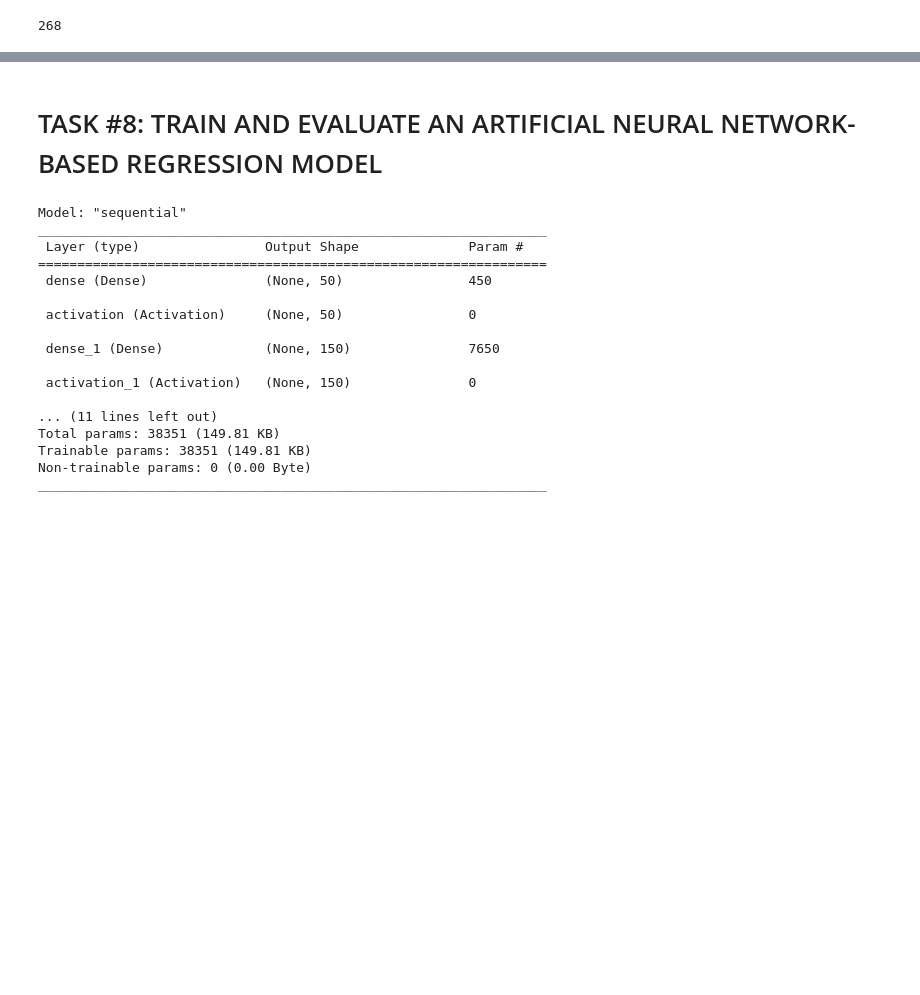
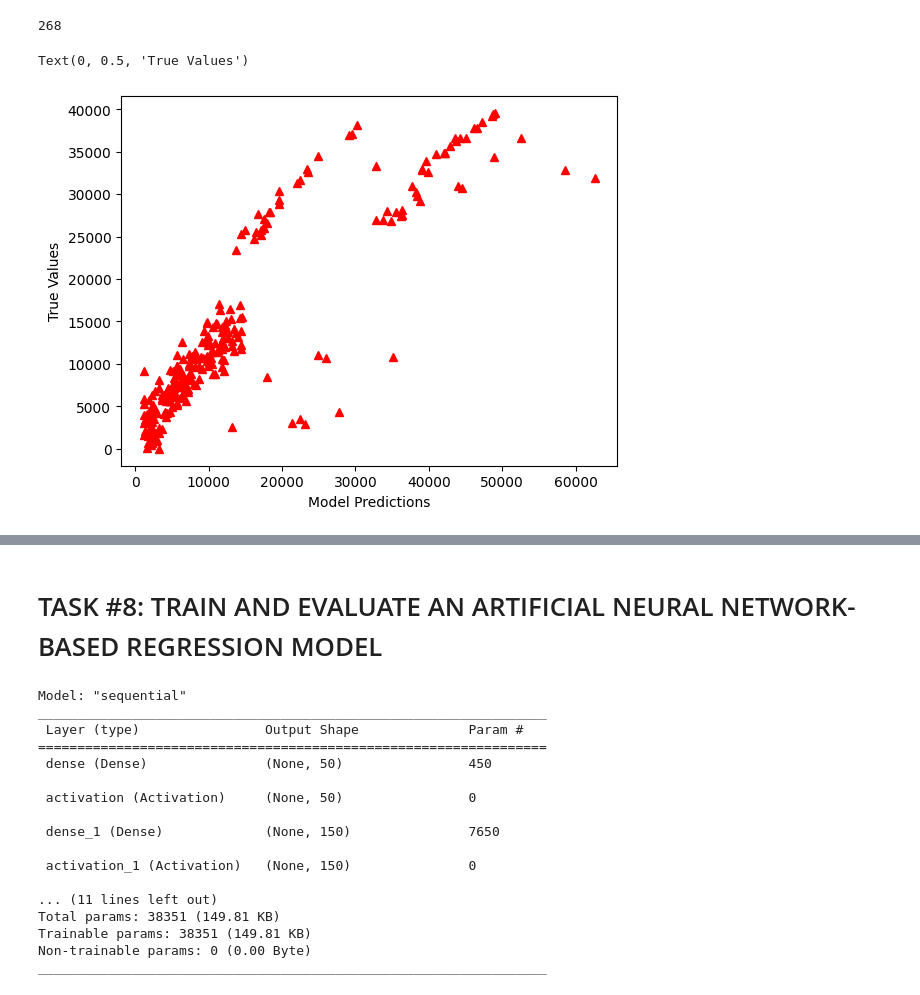
Before and after one commit to Talha-Fasih-Khan/Medical-Insurance-Premium-Prediction-with-Machine-Learning, a Jupyter notebook: Medical Insurance Premium Prediction with Machine Learning.ipynb, the cells around one changed output, grey strips where cells are left out. Saved outputs shown, nothing was run; the diff lists cells and outputs as text; code cells hidden in the pictures; blank space fills up the shorter version.

```diff
--- a/Medical Insurance Premium Prediction with Machine Learning.ipynb
+++ b/Medical Insurance Premium Prediction with Machine Learning.ipynb
@@ -378,6 +378,13 @@ n = len(x_test)
 n
 # %% [output]
 268
+# %%
+plt.plot(y_test_orig, y_predict_orig, "^", color = 'r')
+plt.xlabel('Model Predictions')
+plt.ylabel('True Values')
+# %% [output]
+Text(0, 0.5, 'True Values')
+[figure, added]
 # %%
 from sklearn.metrics import r2_score, mean_squared_error, mean_absolute_error
 from math import sqrt
```
Also changed, not shown: parts of 3 cells of this notebook.
